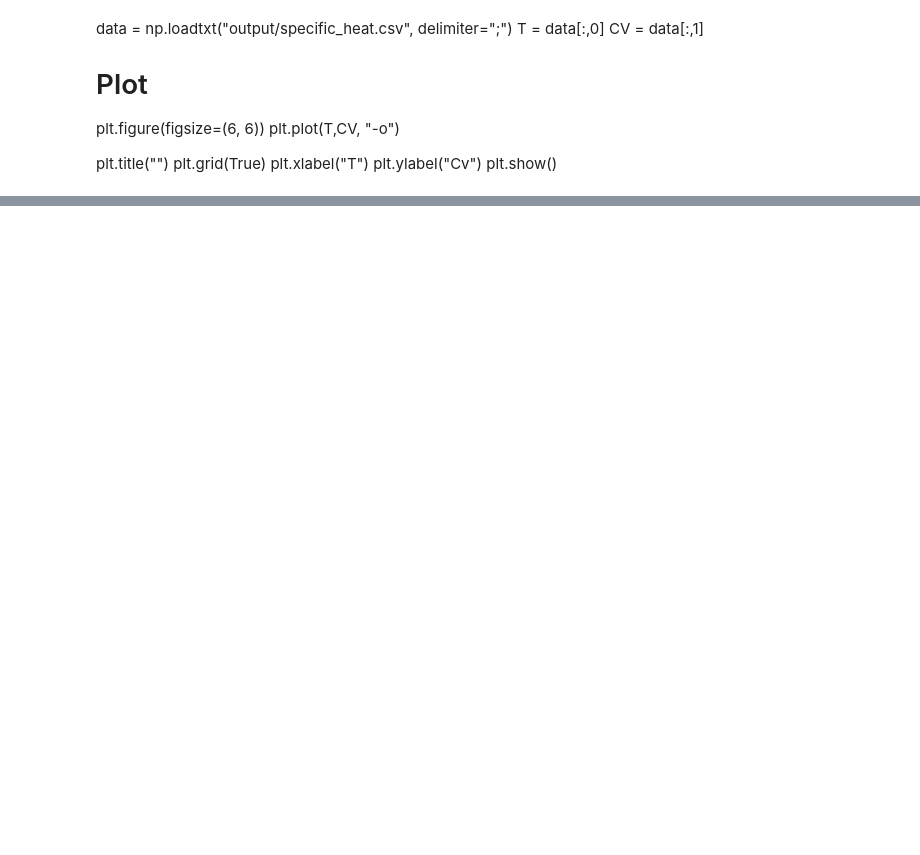
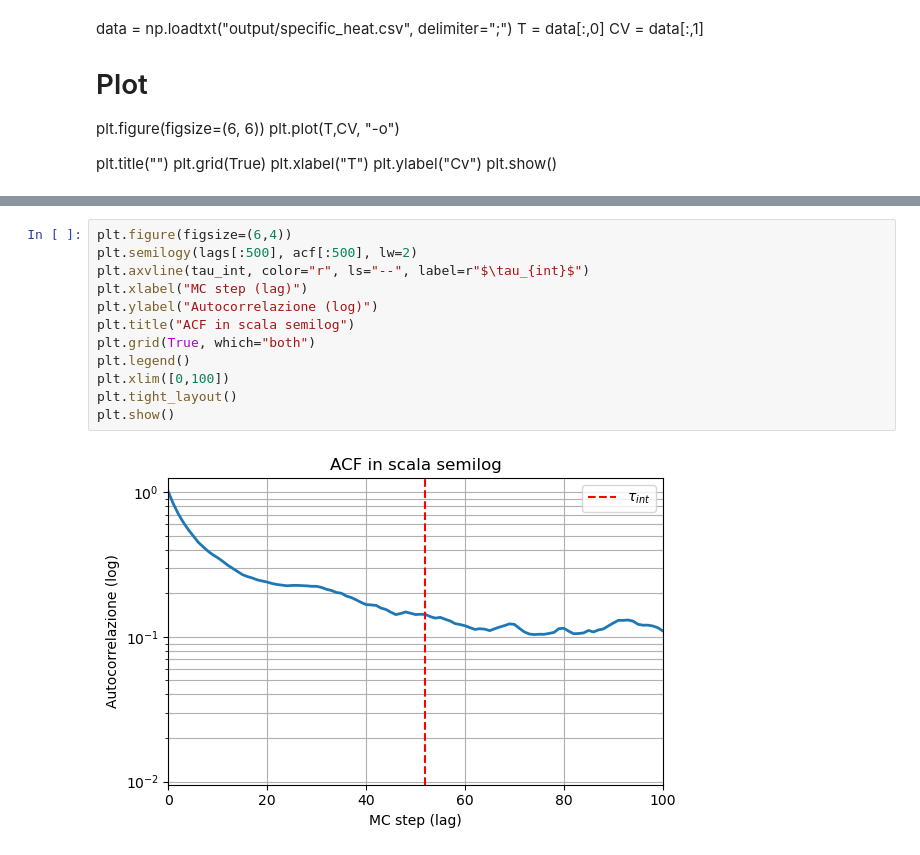
Before and after one commit to Sparisi01/montecarlo_particles_simulation, a Jupyter notebook: data_analysis.ipynb, the cells around one changed output, grey strips where cells are left out. Cells and saved outputs as stored; diff of their text form; blank space fills up the shorter version.

```diff
--- a/data_analysis.ipynb
+++ b/data_analysis.ipynb
@@ -118,0 +196,14 @@ plt.show()
+# %%
+plt.figure(figsize=(6,4))
+plt.semilogy(lags[:500], acf[:500], lw=2)
+plt.axvline(tau_int, color="r", ls="--", label=r"$\tau_{int}$")
+plt.xlabel("MC step (lag)")
+plt.ylabel("Autocorrelazione (log)")
+plt.title("ACF in scala semilog")
+plt.grid(True, which="both")
+plt.legend()
+plt.xlim([0,100])
+plt.tight_layout()
+plt.show()
+# %% [output]
+[figure, added]
```
Also changed, not shown: parts of 6 cells of this notebook, 16 other files.
